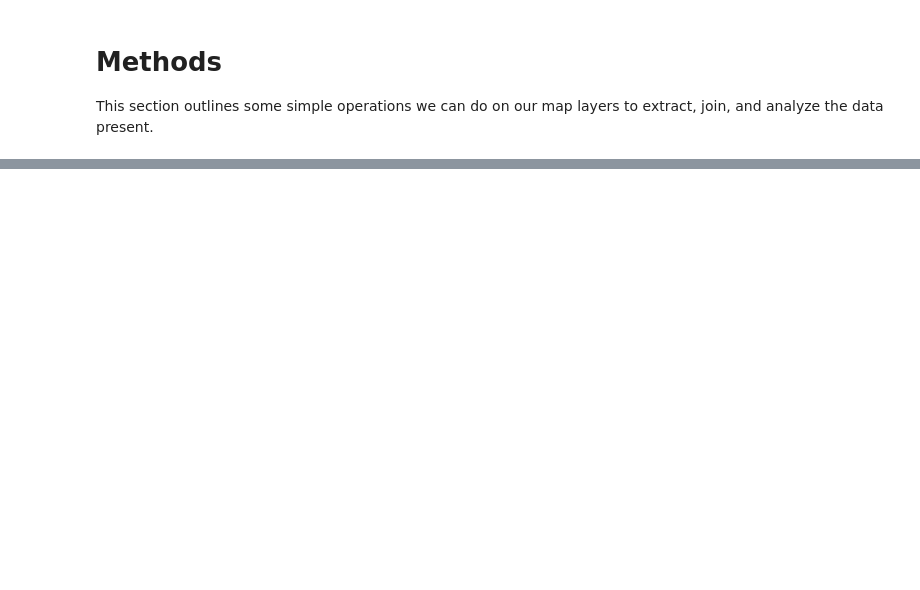
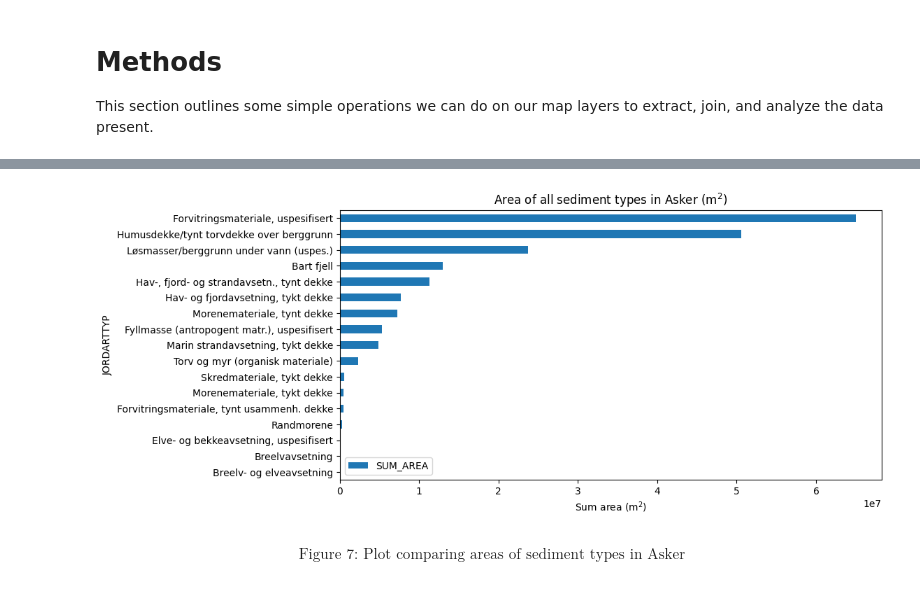
Before and after one commit to pmhalvor/geo4460, a Jupyter notebook: lab/GIS3/Halvorsen_GEO4460_GIS3.ipynb, the cells around one changed output, grey strips where cells are left out. Cells and saved outputs as stored; diff of their text form; code cells hidden in the pictures; blank space fills up the shorter version.

```diff
--- a/lab/GIS3/Halvorsen_GEO4460_GIS3.ipynb
+++ b/lab/GIS3/Halvorsen_GEO4460_GIS3.ipynb
@@ -162,0 +160,17 @@ Sediment and ground water
+# %%
+
+import pandas as pd
+from IPython.display import Markdown, display
+
+def load_area_table(filename, show=True):
+    data = pd.read_excel(filename, index_col=0)
+    data = data.sort_values("SUM_AREA", ascending=False)
+    data["percentage"] = 100*(
+        data["SUM_AREA"] /
+        data["SUM_AREA"].sum()
+    )
+    if show:
+        display(Markdown(data.to_markdown()))
+    return data
+
+sediment_area = load_area_table('data/sediment_area.xlsx')
@@ -162,0 +197,27 @@ Sediment and ground water
+# %%
+
+def plot_area_table(data, title):
+    (
+        data
+        .sort_values('SUM_AREA', ascending=True)
+        .plot(
+            kind='barh',
+            y='SUM_AREA',
+            x='JORDARTTYP',
+            figsize=(10, 5),
+            legend=True,
+            xlabel='Sum area ($ \\text{m}^2 $)',
+            title=title
+        )
+    )
+
+plot_area_table(
+    sediment_area,
+    'Area of all sediment types in Asker ($\\text{m}^2$)'
+)
+# %% [output]
+[figure, added]
+# %% [markdown]
+$$
+\text{Figure 7: Plot comparing areas of sediment types in Asker}
+$$
```
Also changed, not shown: parts of 32 cells of this notebook, 8 other files.
